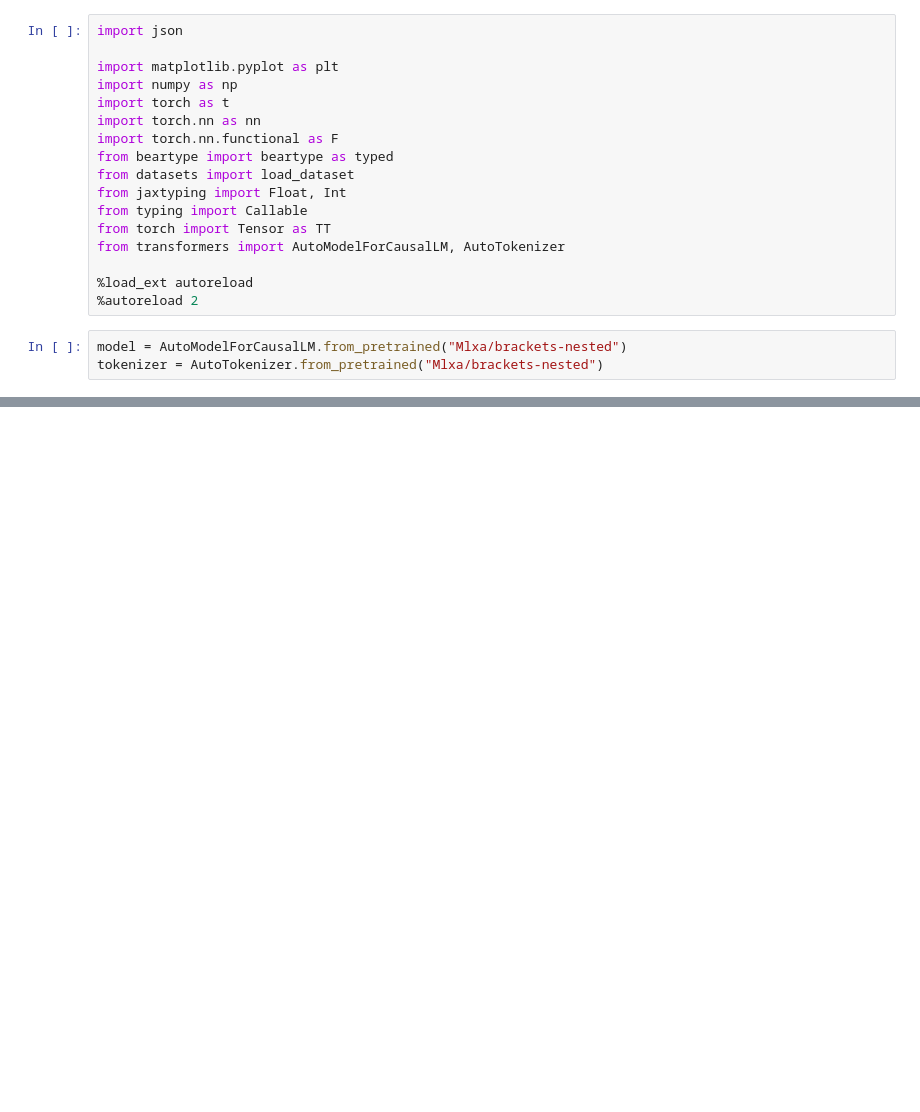
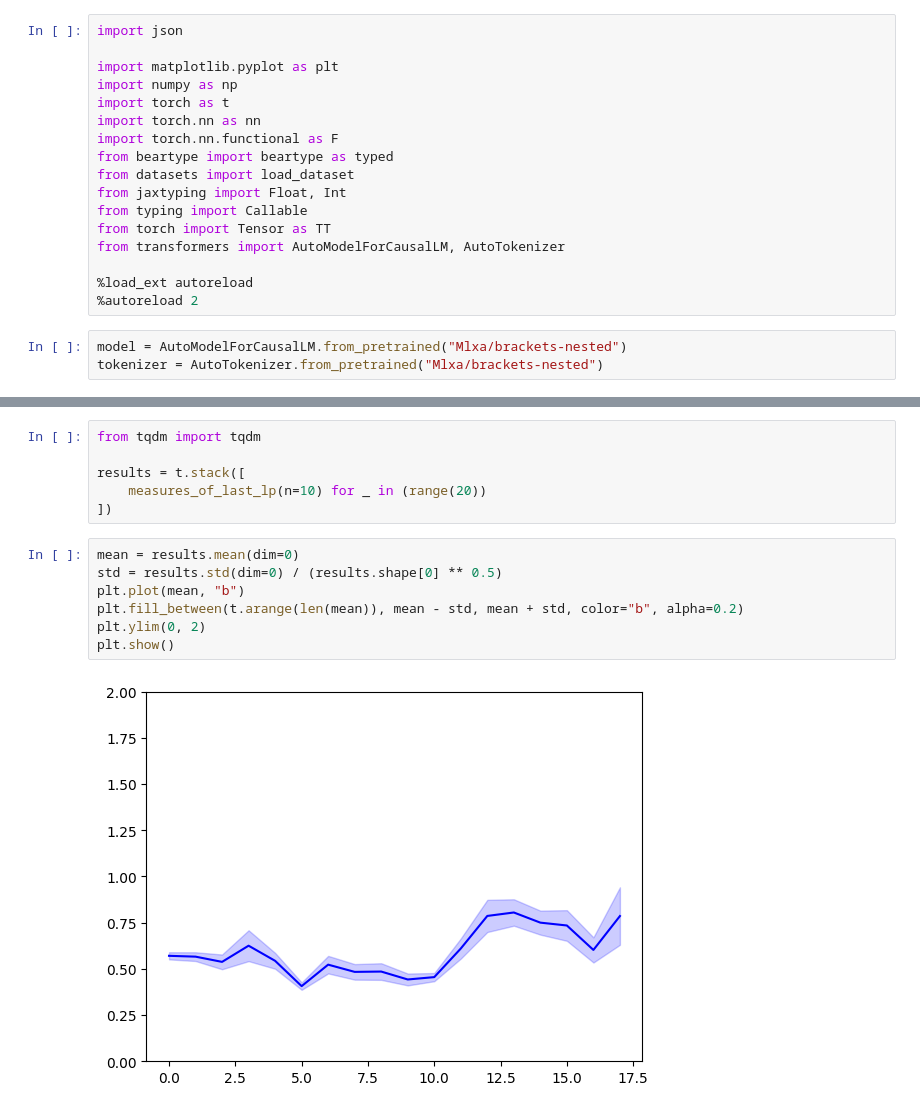
Before and after one commit to msh2481/LanguageTransfer, a Jupyter notebook: analysis_brackets.ipynb, the cells around one changed output, grey strips where cells are left out. Cells and saved outputs as stored; diff of their text form; blank space fills up the shorter version.

```diff
--- a/analysis_brackets.ipynb
+++ b/analysis_brackets.ipynb
@@ -90,0 +178,15 @@ def max_correct(model: nn.Module, tokenizer) -> int:
+# %%
+from tqdm import tqdm
+
+results = t.stack([
+    measures_of_last_lp(n=10) for _ in (range(20))
+])
+# %%
+mean = results.mean(dim=0)
+std = results.std(dim=0) / (results.shape[0] ** 0.5)
+plt.plot(mean, "b")
+plt.fill_between(t.arange(len(mean)), mean - std, mean + std, color="b", alpha=0.2)
+plt.ylim(0, 2)
+plt.show()
+# %% [output]
+[figure, added]
```
Also changed, not shown: parts of 11 cells of this notebook, 5 other files.
